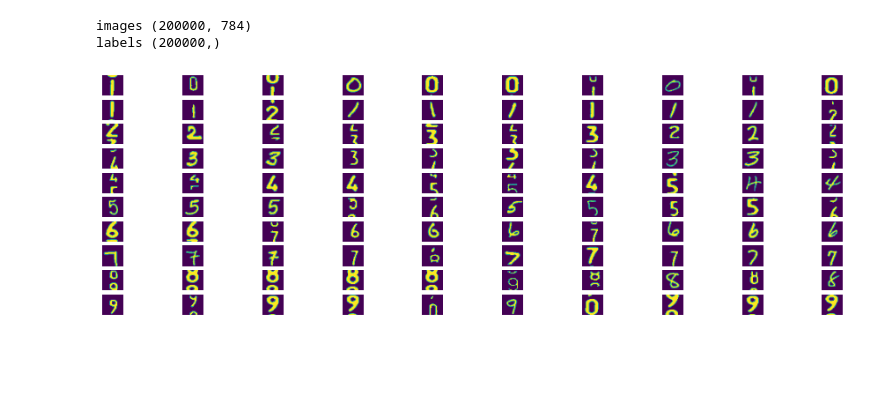
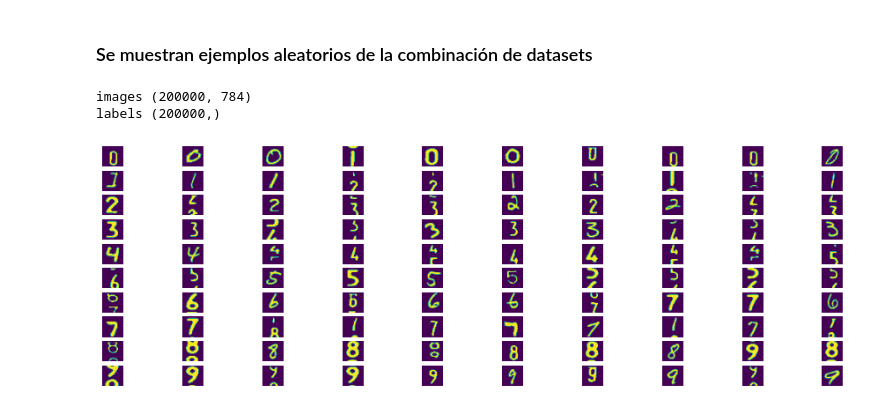
Before and after one commit to villamil/water-meter, a Jupyter notebook: digits.ipynb, the cells around one changed output. Saved outputs shown, nothing was run; the diff lists cells and outputs as text; code cells hidden in the pictures; blank space fills up the shorter version.

```diff
--- a/digits.ipynb
+++ b/digits.ipynb
@@ -35,21 +43,23 @@ def getDataset(test_size = 0.1):
     k = 10 #number of classes
     img_norm = images / 255
     return train_test_split(img_norm, labels, test_size = test_size, random_state = 1), images, labels
+# %% [markdown]
+### Se muestran ejemplos aleatorios de la combinación de datasets
 # %%
-(X_train, y_train, X_test, y_test), images, labels = getDataset()
+(X_train, X_test, y_train, y_test), images, labels = getDataset()
 
 cols = 10
 rows = 10
 fig, axs = plt.subplots(rows, cols, figsize=(16, 5))
 for i in range(rows):
     img = 0
     l = np.nonzero(labels == i)
     for j in np.random.choice(l[0], cols):
         axs[i, img].axis('off')
         hm = images[j, :].reshape(28, 28)
         axs[i, img].imshow(hm.astype(np.uint8))
         img += 1
 # %% [output]
 images (200000, 784)
 labels (200000,)
-[figure, old version]
+[figure, new version]
```
Also changed, not shown: parts of 21 cells of this notebook, 19 other files.
